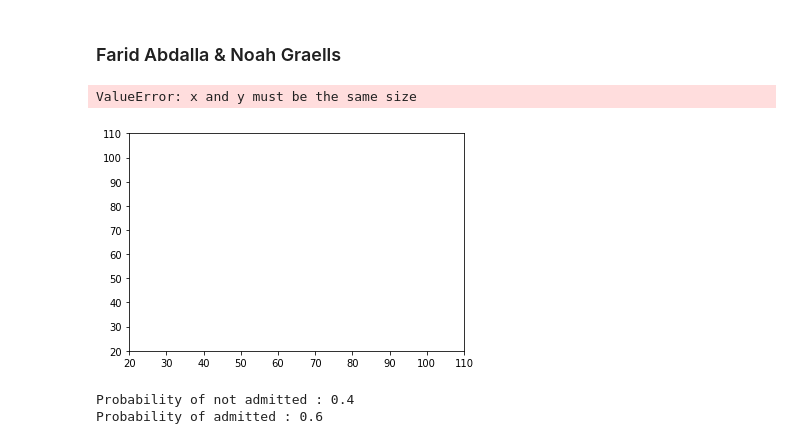
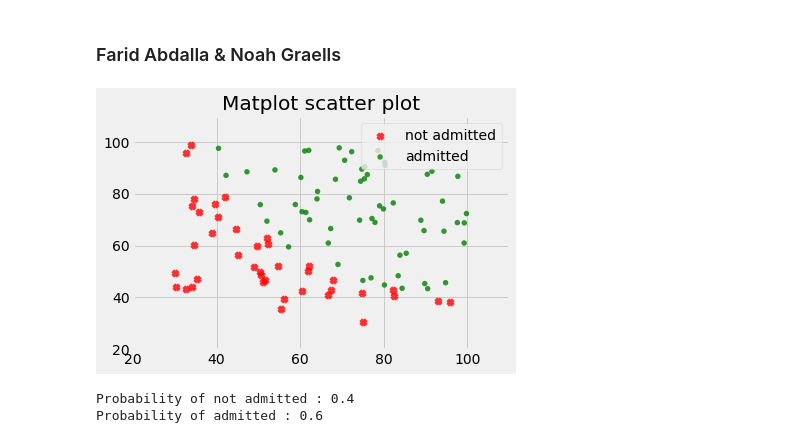
Before and after one commit to noahgraells/MachLe-Practical-Work, a Jupyter notebook: ml-pw-03/ex1-bayes-classification/bayes-classification-stud.ipynb, the cells around one changed output. Cells and saved outputs as stored; diff of their text form; code cells hidden in the pictures.

```diff
--- a/ml-pw-03/ex1-bayes-classification/bayes-classification-stud.ipynb
+++ b/ml-pw-03/ex1-bayes-classification/bayes-classification-stud.ipynb
@@ -9,24 +9,23 @@ data_test = np.genfromtxt('ex1-data-test.csv', delimiter=',')
 # %%
 # Create plot
 colors = ("red", "green")
 markers = ('x', 'o')
 fig = plt.figure()
 ax = fig.add_subplot(1, 1, 1)
 ax.set_xlim([20, 110])
 ax.set_ylim([20, 110])
 
 not_admitted = np.array([data[:2] for data in data_train if data[2] == 0.0])
 admitted = np.array([data[:2] for data in data_train if data[2] == 1.0])
 
-not_admitted_graph = ax.scatter(admitted[:, 0], not_admitted[:, 1], alpha=0.8, c=colors[0], marker=markers[0], edgecolors='none', s=30)
-admitted_graph = ax.scatter(not_admitted[:, 0], admitted[:, 1], alpha=0.8, c=colors[1], marker=markers[1], edgecolors='none', s=30)
+not_admitted_graph = ax.scatter(not_admitted[:, 0], not_admitted[:, 1], alpha=0.8, c=colors[0], marker=markers[0], edgecolors='none', s=30)
+admitted_graph = ax.scatter(admitted[:, 0], admitted[:, 1], alpha=0.8, c=colors[1], marker=markers[1], edgecolors='none', s=30)
 
 plt.title('Matplot scatter plot')
 plt.legend([not_admitted_graph, admitted_graph], ["not admitted", "admitted"], loc=1)
 plt.show()
 # %% [output]
-ValueError: x and y must be the same size
-[figure, old version]
+[figure, new version]
 # %%
 # C0 = not admitted
 # C1 = admitted
```
Also changed, not shown: parts of 2 cells of this notebook.
